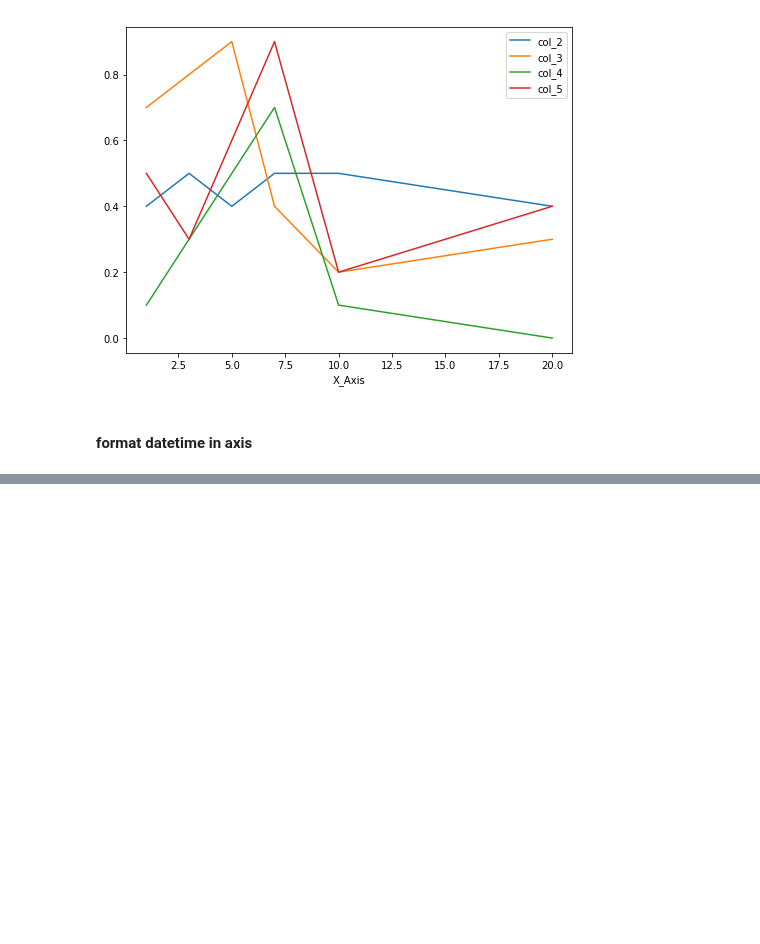
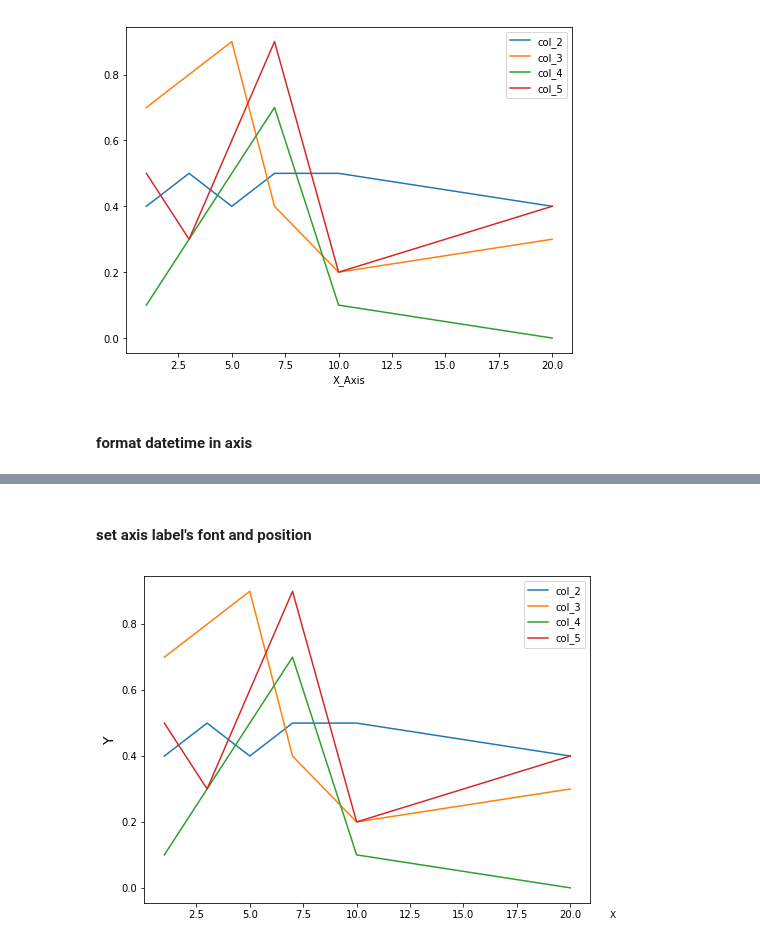
Before and after one commit to w26738/Notebook, a Jupyter notebook: data_analysis/matplotlib_101.ipynb, the cells around one changed output, grey strips where cells are left out. Saved outputs shown, nothing was run; the diff lists cells and outputs as text; code cells hidden in the pictures; blank space fills up the shorter version.

```diff
--- a/data_analysis/matplotlib_101.ipynb
+++ b/data_analysis/matplotlib_101.ipynb
@@ -289,0 +310,15 @@ for i, (name, group) in enumerate(grouped_by_cell):
+# %% [markdown]
+#### set axis label's font and position
+# %%
+df = pd.DataFrame({'X_Axis':[1,3,5,7,10,20],
+                   'col_2':[.4,.5,.4,.5,.5,.4],
+                   'col_3':[.7,.8,.9,.4,.2,.3],
+                   'col_4':[.1,.3,.5,.7,.1,.0],
+                   'col_5':[.5,.3,.6,.9,.2,.4]})
+
+ax = df.plot(x='X_Axis', y=df.columns[1:5], figsize=(8,6))
+ax.set_xlabel('X', fontsize = 9)
+ax.set_ylabel('Y', fontsize = 14)
+ax.xaxis.set_label_coords(1.05, -0.025)
+# %% [output]
+[figure, added]
```
Also changed, not shown: parts of 3 cells of this notebook.
